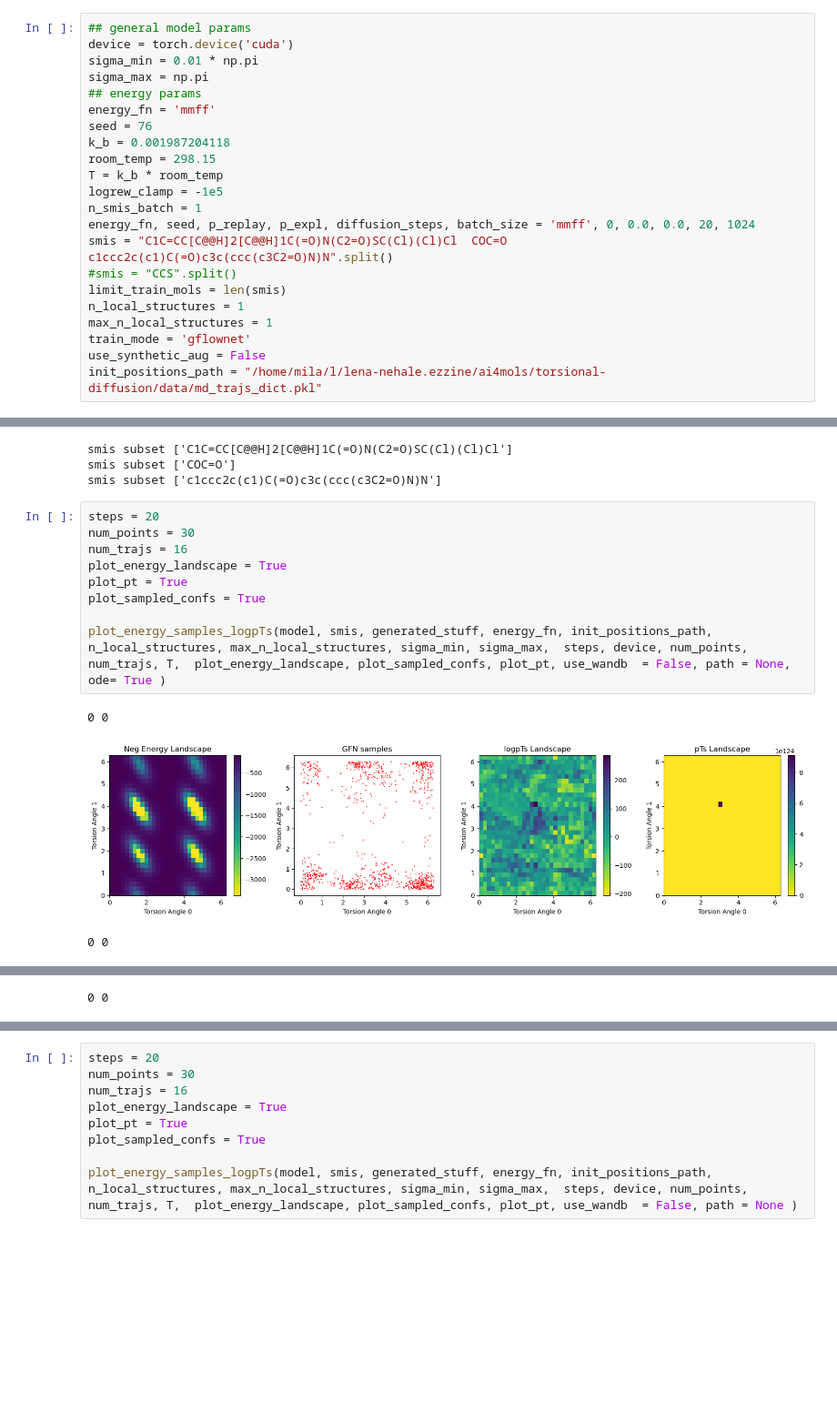
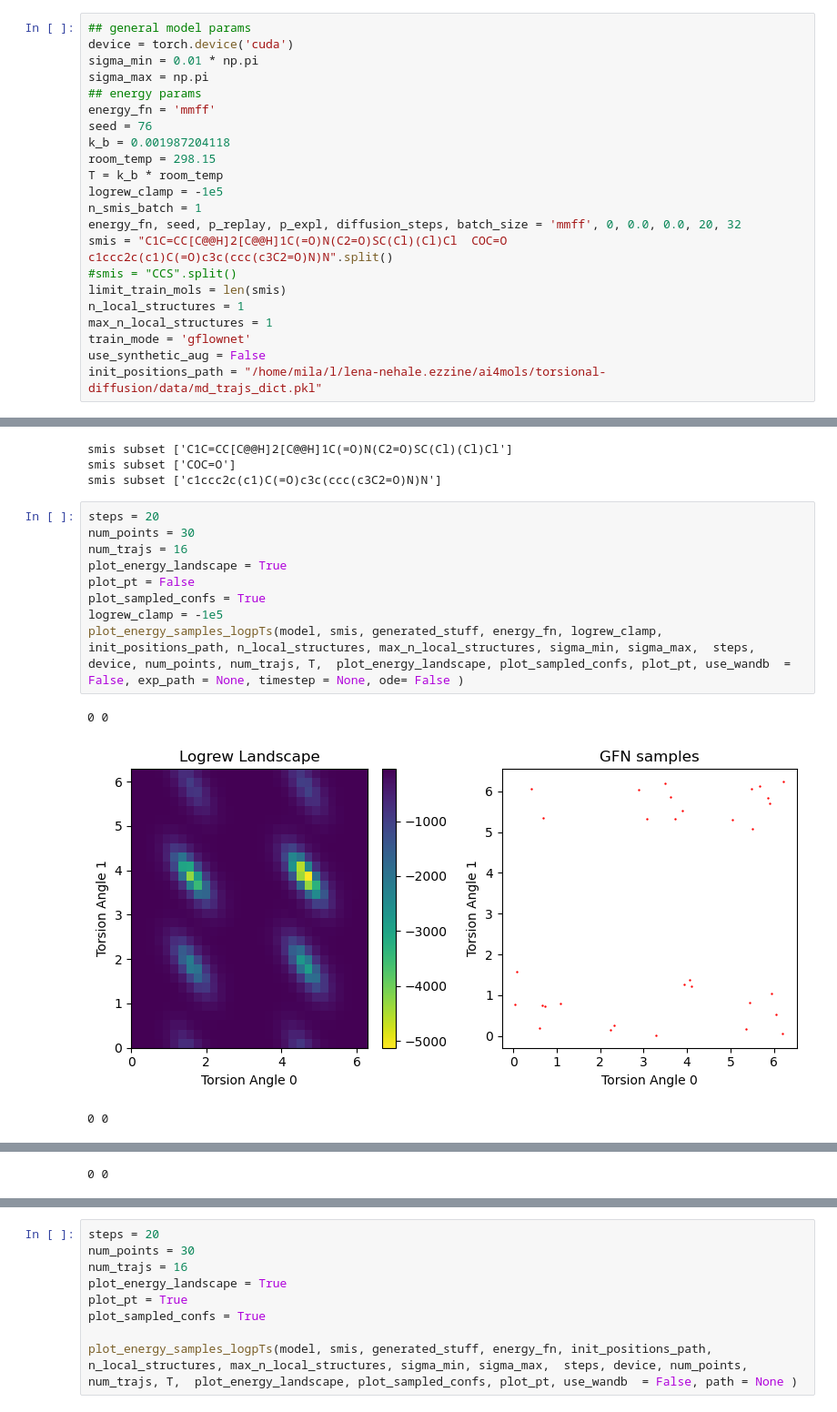
Before and after one commit to LenaNehale/torsional-diffusion, a Jupyter notebook: playground.ipynb, the cells around one changed output, grey strips where cells are left out. Shown at 91% size. Cells and saved outputs as stored; diff of their text form; blank space fills up the shorter version.

```diff
--- a/playground.ipynb
+++ b/playground.ipynb
@@ -263,7 +265,7 @@ room_temp = 298.15
 T = k_b * room_temp
 logrew_clamp = -1e5
 n_smis_batch = 1
-energy_fn, seed, p_replay, p_expl, diffusion_steps, batch_size = 'mmff', 0, 0.0, 0.0, 20, 1024
+energy_fn, seed, p_replay, p_expl, diffusion_steps, batch_size = 'mmff', 0, 0.0, 0.0, 20, 32
 smis = "C1C=CC[C@@H]2[C@@H]1C(=O)N(C2=O)SC(Cl)(Cl)Cl  COC=O  c1ccc2c(c1)C(=O)c3c(ccc(c3C2=O)N)N".split()
 #smis = "CCS".split()
 limit_train_mols = len(smis)
@@ -290,13 +292,13 @@ smis subset ['c1ccc2c(c1)C(=O)c3c(ccc(c3C2=O)N)N']
 # %%
 steps = 20
 num_points = 30
 num_trajs = 16
 plot_energy_landscape = True
-plot_pt = True
+plot_pt = False
 plot_sampled_confs = True
-
-plot_energy_samples_logpTs(model, smis, generated_stuff, energy_fn, init_positions_path, n_local_structures, max_n_local_structures, sigma_min, sigma_max,  steps, device, num_points, num_trajs, T,  plot_energy_landscape, plot_sampled_confs, plot_pt, use_wandb  = False, path = None, ode= True )
+logrew_clamp = -1e5
+plot_energy_samples_logpTs(model, smis, generated_stuff, energy_fn, logrew_clamp, init_positions_path, n_local_structures, max_n_local_structures, sigma_min, sigma_max,  steps, device, num_points, num_trajs, T,  plot_energy_landscape, plot_sampled_confs, plot_pt, use_wandb  = False, exp_path = None, timestep = None, ode= False )
 # %% [output]
 0 0
-[figure, old version]
+[figure, new version]
 0 0
```
Also changed, not shown: parts of 3 cells of this notebook, 2 other files.
